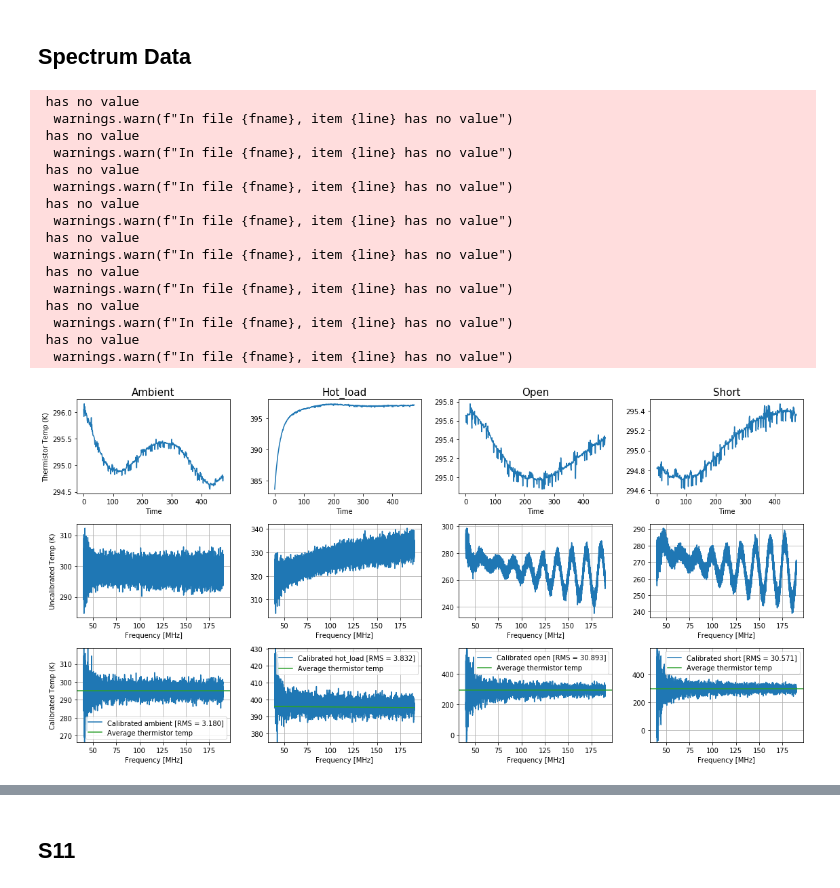
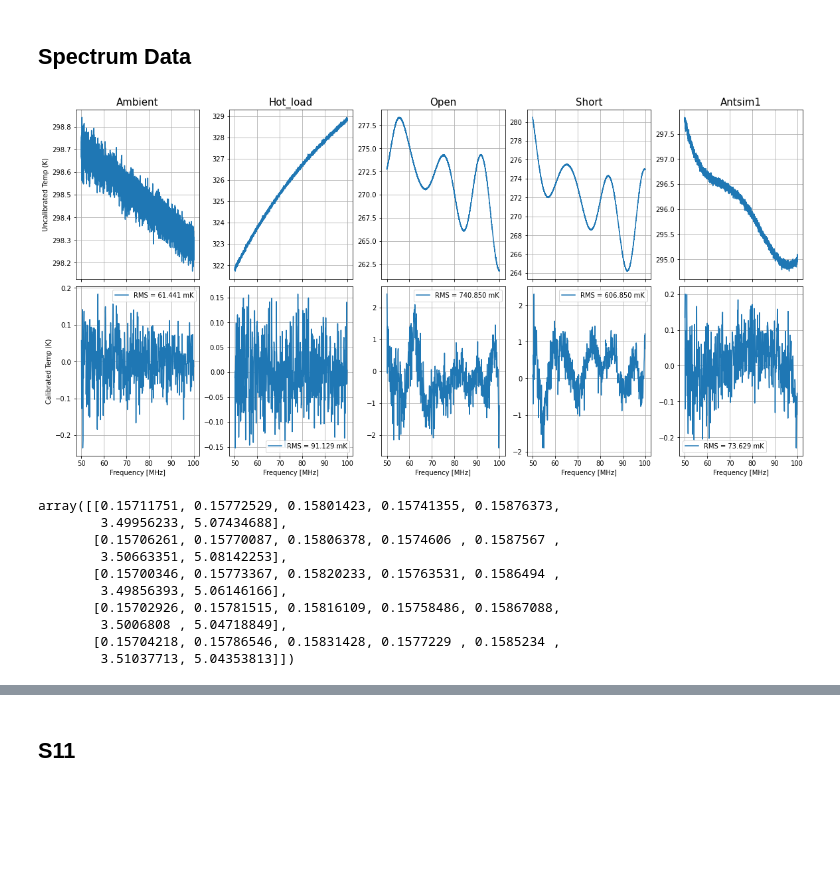
Before and after one commit to edges-collab/edges-cal, a Jupyter notebook: src/edges_cal/notebooks/calibrate-observation.ipynb, the cells around one changed output, grey strips where cells are left out. Saved outputs shown, nothing was run; the diff lists cells and outputs as text; code cells hidden in the pictures; blank space fills up the shorter version.

```diff
--- a/src/edges_cal/notebooks/calibrate-observation.ipynb
+++ b/src/edges_cal/notebooks/calibrate-observation.ipynb
@@ -36,2 +40,4 @@ Version of edges-cal: 0.3.0.post0.dev55+g880a997
 # %%
-antsims = {name: calobs.new_load(load_name=name, io_obj=io_obs) for name in io_obs.simulator_names}
+antsims = {name: calobs.new_load(load_name=name, io_obj=io_obs, unaveraged=True) for name in io_obs.simulator_names}
+# %%
+all_loads = {**calobs.loads, **antsims}
@@ -37,0 +133,3 @@ antsims = {name: calobs.new_load(load_name=name, io_obj=io_obs) for name in io_o
+# %%
+for name in all_loads:
+    plot_waterfalls(name);
@@ -92,37 +218,18 @@ Antenna Simulators Available: AntSim2
 # %% [markdown]
 ## Spectrum Data
+# %%
+calobs2 = calobs.clone(cterms=5, wterms=6)
 # %%
 fig, ax = plt.subplots(
-    3,4,figsize=(16,8),
+    2,len(all_loads),figsize=(16,8), sharex=True, constrained_layout=True
 )
 
-for i, (name, load) in enumerate(calobs.loads.items()):
+for i, (name, load) in enumerate(all_loads.items()):
+    ax[0,i].set_title(name.capitalize(), fontsize=15)
+    ec.plot.plot_raw_spectrum(load.spectrum, fig=fig, ax=ax[0,i], ylabel=False, xlabel=False)
+    calobs2.plot_calibrated_temp(load, ax=ax[1,i],ylabel=False, bins=16, as_residuals=True)
 
-    ec.plot.plot_resistance_measurements(io_obs.resistance._loads[name], ax=ax[0, i])
-    ax[0,i].set_title(name.capitalize(), fontsize=15)
-    ec.plot.plot_raw_spectrum(load.spectrum, fig=fig, ax=ax[1,i], ylabel=False, xlabel=False)
-    calobs.plot_calibrated_temp(load, ax=ax[2,i],ylabel=False)
-
-ax[0,0].set_ylabel("Thermistor Temp (K)")
-ax[1,0].set_ylabel("Uncalibrated Temp (K)")
-ax[2,0].set_ylabel("Calibrated Temp (K)")
-
-plt.tight_layout()
+ax[0,0].set_ylabel("Uncalibrated Temp (K)")
+ax[1,0].set_ylabel("Calibrated Temp (K)");
 # %% [output]
- has no value
-  warnings.warn(f"In file {fname}, item {line} has no value")
- has no value
-  warnings.warn(f"In file {fname}, item {line} has no value")
- has no value
-  warnings.warn(f"In file {fname}, item {line} has no value")
- has no value
-  warnings.warn(f"In file {fname}, item {line} has no value")
- has no value
-  warnings.warn(f"In file {fname}, item {line} has no value")
- has no value
-  warnings.warn(f"In file {fname}, item {line} has no value")
- has no value
-  warnings.warn(f"In file {fname}, item {line} has no value")
- has no value
-  warnings.warn(f"In file {fname}, item {line} has no value")
-[figure, old version]
+[figure, new version]
@@ -128,0 +257,13 @@ plt.tight_layout()
+# %%
+rms_antsims
+# %% [output]
+array([[0.15711751, 0.15772529, 0.15801423, 0.15741355, 0.15876373,
+        3.49956233, 5.07434688],
+       [0.15706261, 0.15770087, 0.15806378, 0.1574606 , 0.1587567 ,
+        3.50663351, 5.08142253],
+       [0.15700346, 0.15773367, 0.15820233, 0.15763531, 0.1586494 ,
+        3.49856393, 5.06146166],
+       [0.15702926, 0.15781515, 0.15816109, 0.15758486, 0.15867088,
+        3.5006808 , 5.04718849],
+       [0.15704218, 0.15786546, 0.15831428, 0.1577229 , 0.1585234 ,
+        3.51037713, 5.04353813]])
```
Also changed, not shown: parts of 30 cells of this notebook, 7 other files.
